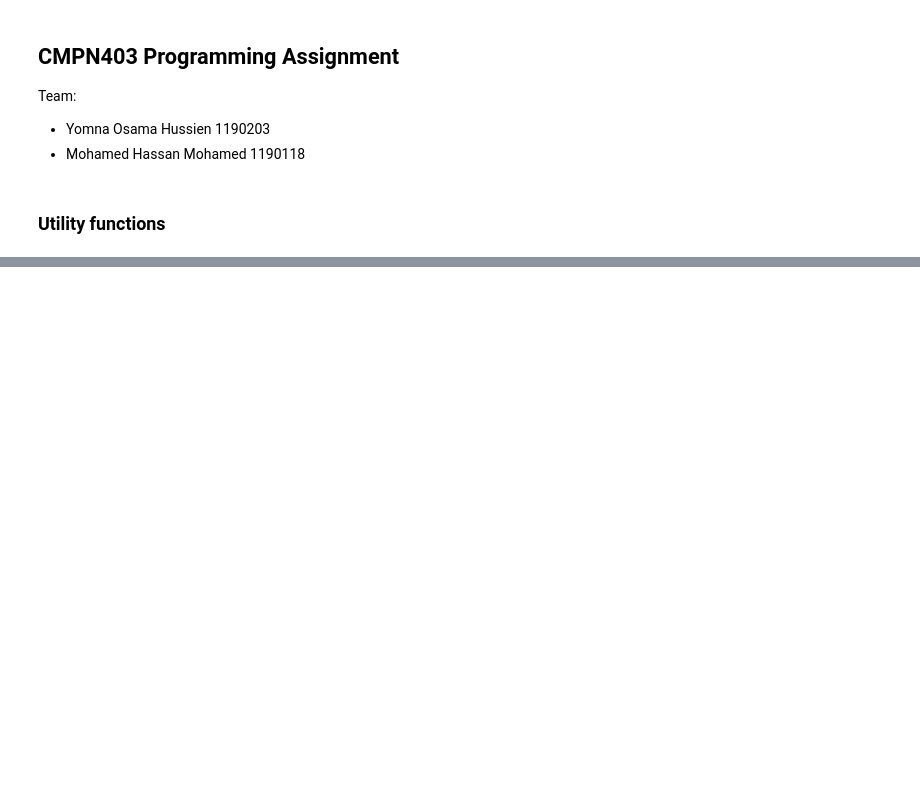
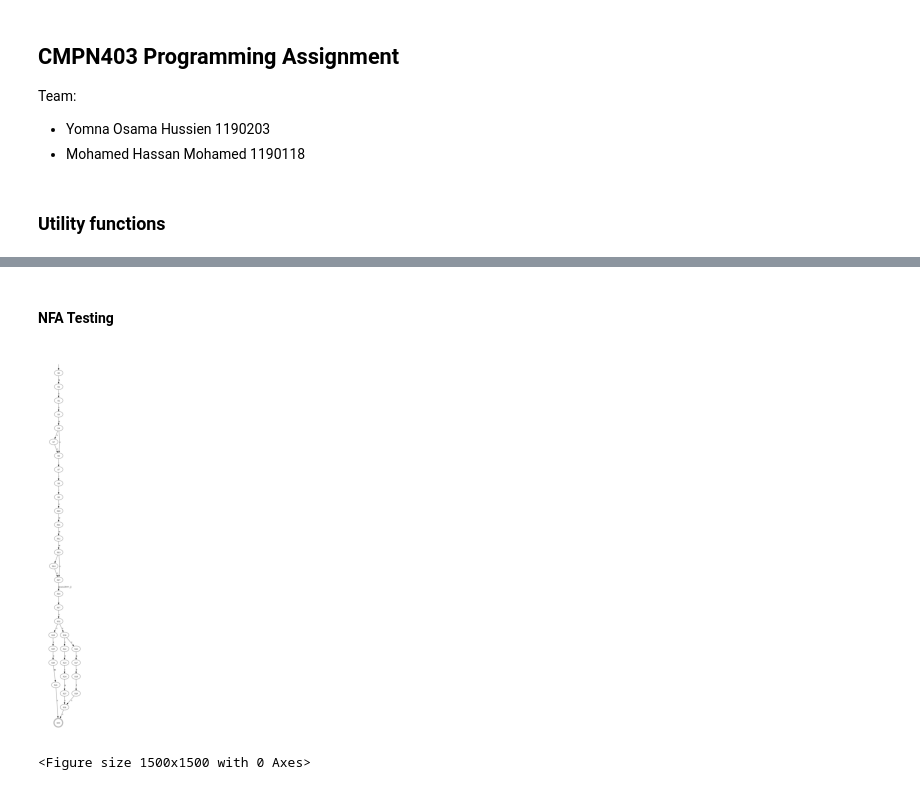
Before and after one commit to MohamedHAmin/NFA-DFA-cmd-generator, a Jupyter notebook: assignment_1.ipynb, the cells around one changed output, grey strips where cells are left out. Drawn from its saved outputs; the diff is of its cells as text; code cells hidden in the pictures; blank space fills up the shorter version.

```diff
--- a/assignment_1.ipynb
+++ b/assignment_1.ipynb
@@ -290,0 +331,19 @@ display_and_save_image("Alternate.json", "Alternate")
+# %% [markdown]
+#### NFA Testing
+# %%
+# Testcases
+test1 = "ab(b|c)*d+"  # check ()
+test2 = "[a-zA-Z_$][a-zA-Z0-9_$]*"
+test3 = "0|[1-9A-F][0-9A-F]*|[1-9a-f][0-9a-f]*"
+test4 = "https?://(www.)?[a-zA-Z0-9-_].(com|org|net)"
+test5 = "[1-9]|[1-9][0-9]|1[0-9][0-9]|2[0-4][0-9]|25[0-5]"
+test6 = "((00)|1)*1(0|1)"
+test7 = "(a|b)*bc+"
+test8 = "[a-z_][a-z0-9_]*[!?]?"
+
+nfa = NFA()
+nfa.generate_NFA(test4, "test4.json")
+display_and_save_image("test4.json", "test4")
+# %% [output]
+[figure, added]
+<Figure size 1500x1500 with 0 Axes>
```
Also changed, not shown: parts of 12 cells of this notebook, 24 other files.
